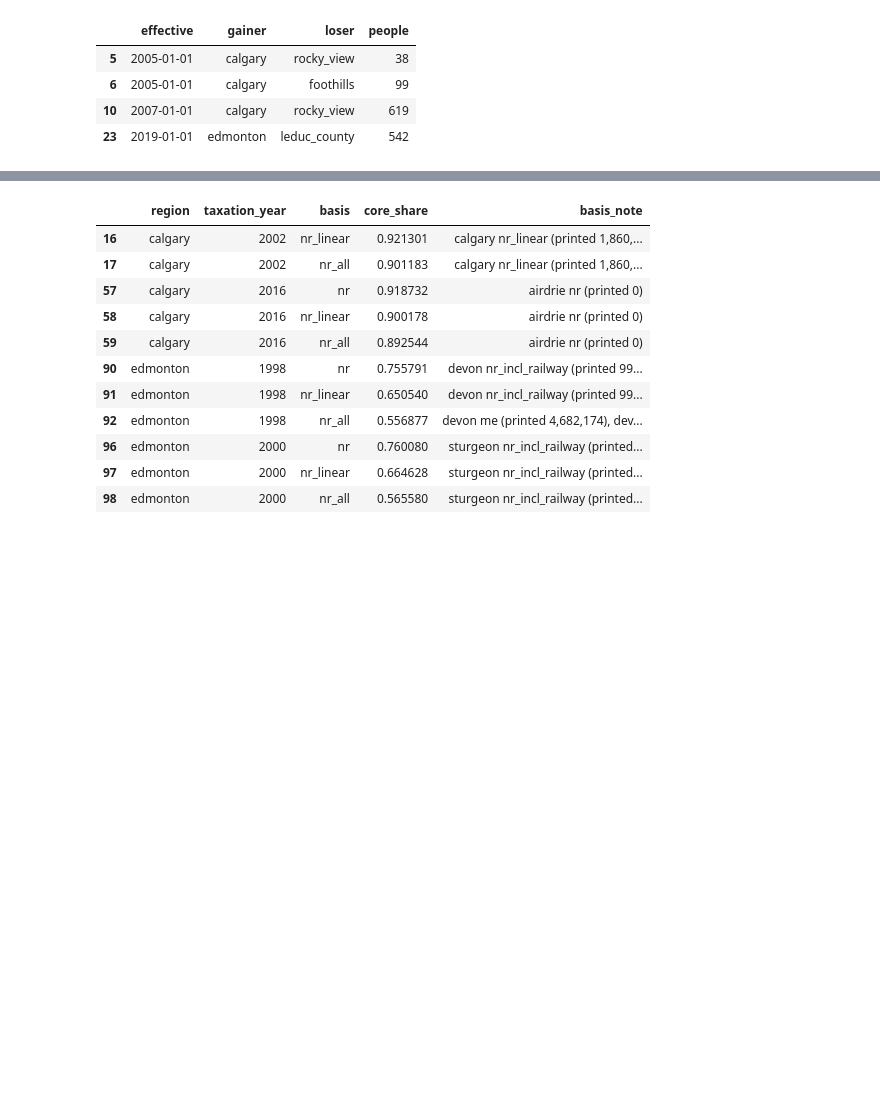
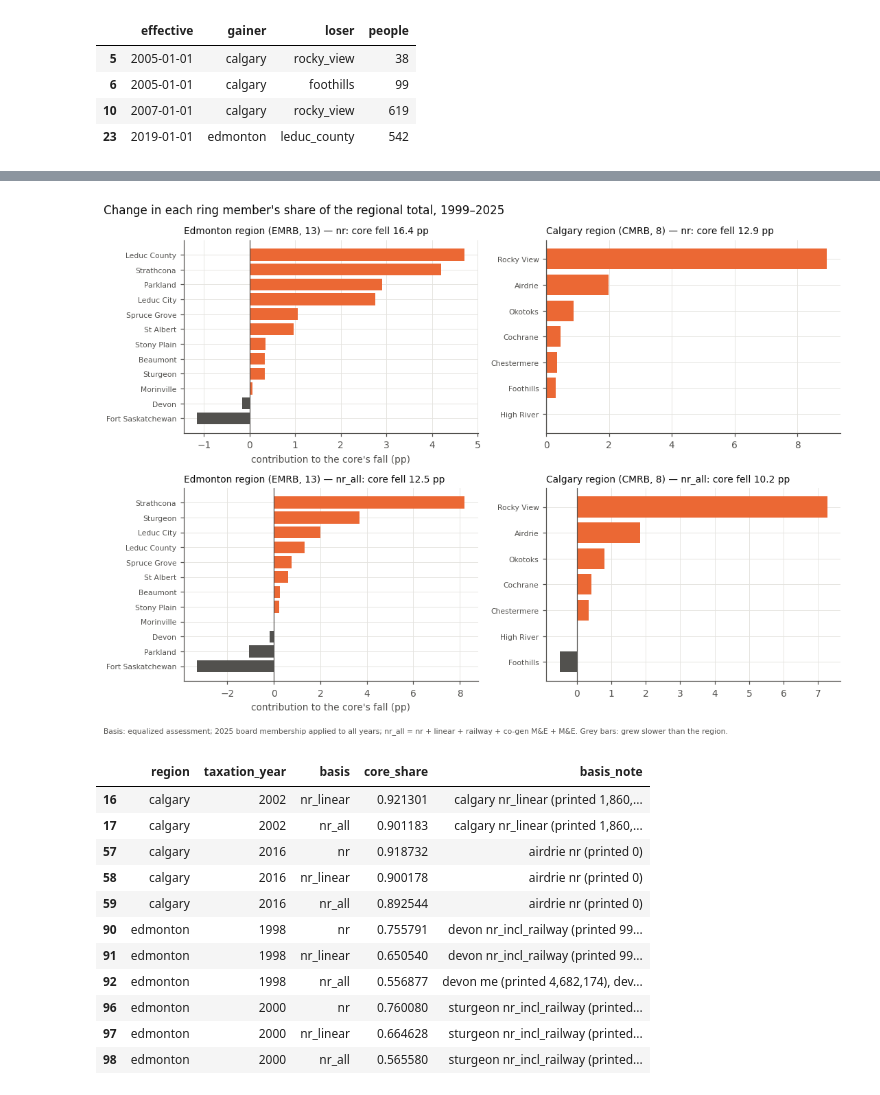
Before and after one commit to PeterFriedrich/alberta-regional-viz, a Jupyter notebook: notebooks/01_first_look.ipynb, the cells around one changed output, grey strips where cells are left out. Drawn from its saved outputs; the diff is of its cells as text; code cells hidden in the pictures; blank space fills up the shorter version.

```diff
--- a/notebooks/01_first_look.ipynb
+++ b/notebooks/01_first_look.ipynb
@@ -24,6 +24,7 @@ import pandas as pd
 ROOT = Path.cwd().parent if Path.cwd().name == "notebooks" else Path.cwd()
 PROC = ROOT / "data" / "processed"
 share = pd.read_csv(PROC / "core_ring_share.csv")
+members = pd.read_csv(PROC / "member_assessment.csv")  # gitignored: rebuild with src/ first
 transfers = pd.read_csv(PROC / "transfers_per_capita.csv")
 spending = pd.read_csv(PROC / "spending_per_capita.csv")
 annex = pd.read_csv(ROOT / "data" / "annexations.csv", parse_dates=["effective"])
@@ -104,3 +162,32 @@ fig.tight_layout()
+# %%
+MEMBER_BASES = {"nr": ["nr", "nr_incl_railway"],
+                "nr_all": ["nr", "nr_incl_railway", "nr_linear", "nr_railway", "nr_cogen_me", "me"]}
+fig, axes = plt.subplots(2, 2, figsize=(10, 7))
+for i, (basis, classes) in enumerate(MEMBER_BASES.items()):
+    v = members[members["class"].isin(classes)].groupby(["region", "muni_id", "taxation_year"]).value.sum()
+    for j, region in enumerate(REGIONS):
+        x = v.loc[region].unstack()[[HEAD, 2025]]
+        pp = (x / x.sum()).diff(axis=1)[2025] * 100
+        fall = -pp[region]
+        ref = share[(share.region == region) & (share.basis == basis)].set_index("taxation_year").core_share
+        assert abs(fall - (ref[HEAD] - ref[2025]) * 100) < 1e-3  # core_share is rounded to 6 dp, (region, basis, fall)
+        ring = pp.drop(region).sort_values()
+        ax = axes[i, j]
+        ax.barh([m.replace("_", " ").title() for m in ring.index], ring,
+                color=[RING if c >= 0 else MUTED for c in ring])
+        ax.axvline(0, color=MUTED, lw=0.8)
+        ax.set_title(f"{TITLE[region]} — {basis}: core fell {fall:.1f} pp", loc="left",
+                     color=INK, fontsize=9)
+        ax.tick_params(axis="y", labelsize=7)
+    axes[i, 0].set_xlabel("contribution to the core's fall (pp)")
+fig.suptitle(f"Change in each ring member's share of the regional total, {HEAD}–2025",
+             x=0.01, ha="left", color=INK, fontsize=11)
+fig.text(0.01, -0.02, "Basis: equalized assessment; 2025 board membership applied to all years; "
+         "nr_all = nr + linear + railway + co-gen M&E + M&E. Grey bars: grew slower than the region.",
+         fontsize=7, color=MUTED)
+fig.tight_layout()
+# %% [output]
+[figure, added]
 # %%
 # Corrected cells, as the series records them (no silent substitutions).
 corr = share[share.basis_note.str.contains("corrected from FIR")]
```
Also changed, not shown: parts of 5 cells of this notebook, 5 other files.
